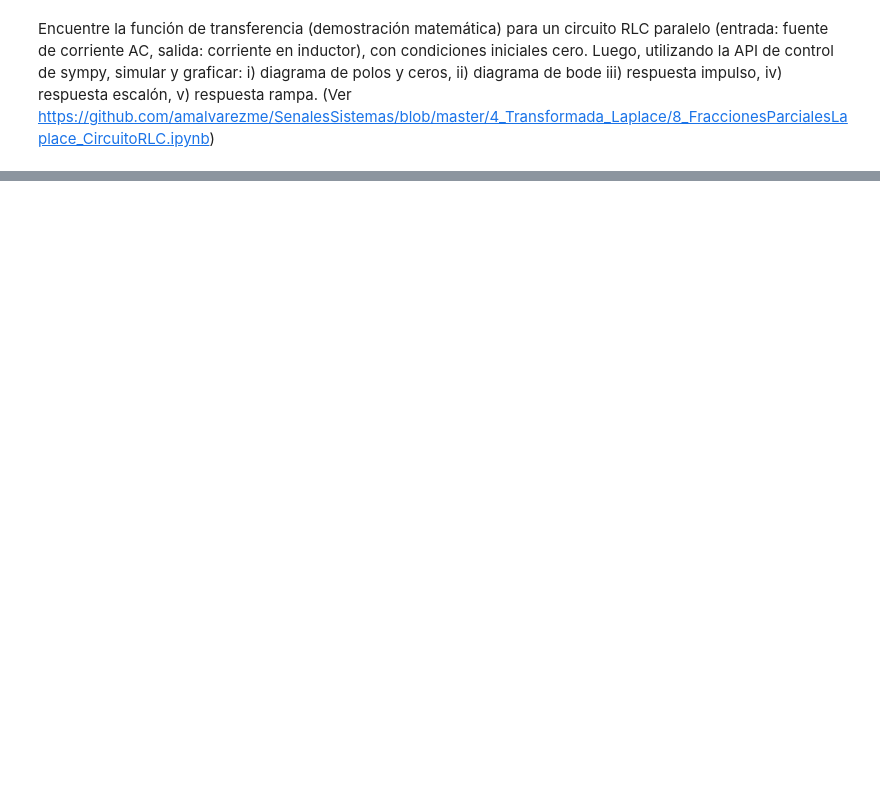
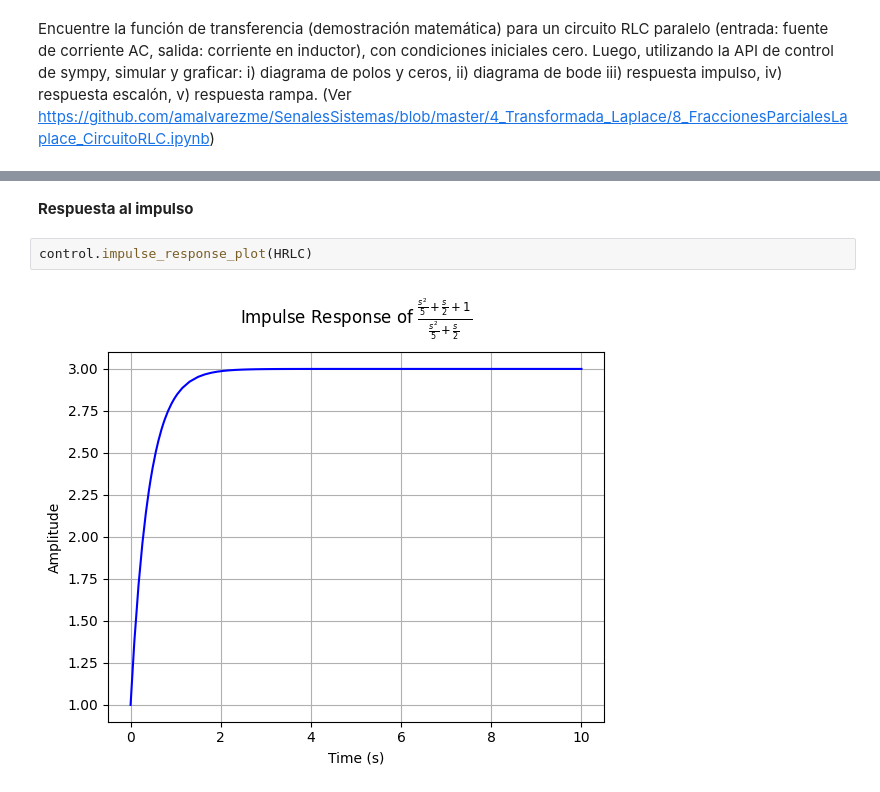
Before and after one commit to Yomunozs/Senales_Sistemas, a Jupyter notebook: 4_Transformada_Laplace/Ejercicio_clase.ipynb, the cells around one changed output, grey strips where cells are left out. Saved outputs shown, nothing was run; the diff lists cells and outputs as text; blank space fills up the shorter version.

```diff
--- a/4_Transformada_Laplace/Ejercicio_clase.ipynb
+++ b/4_Transformada_Laplace/Ejercicio_clase.ipynb
@@ -21,0 +79,6 @@ Y
+# %% [markdown]
+**Respuesta al impulso**
+# %%
+control.impulse_response_plot(HRLC)
+# %% [output]
+[figure, added]
```
Also changed, not shown: parts of 14 cells of this notebook.
